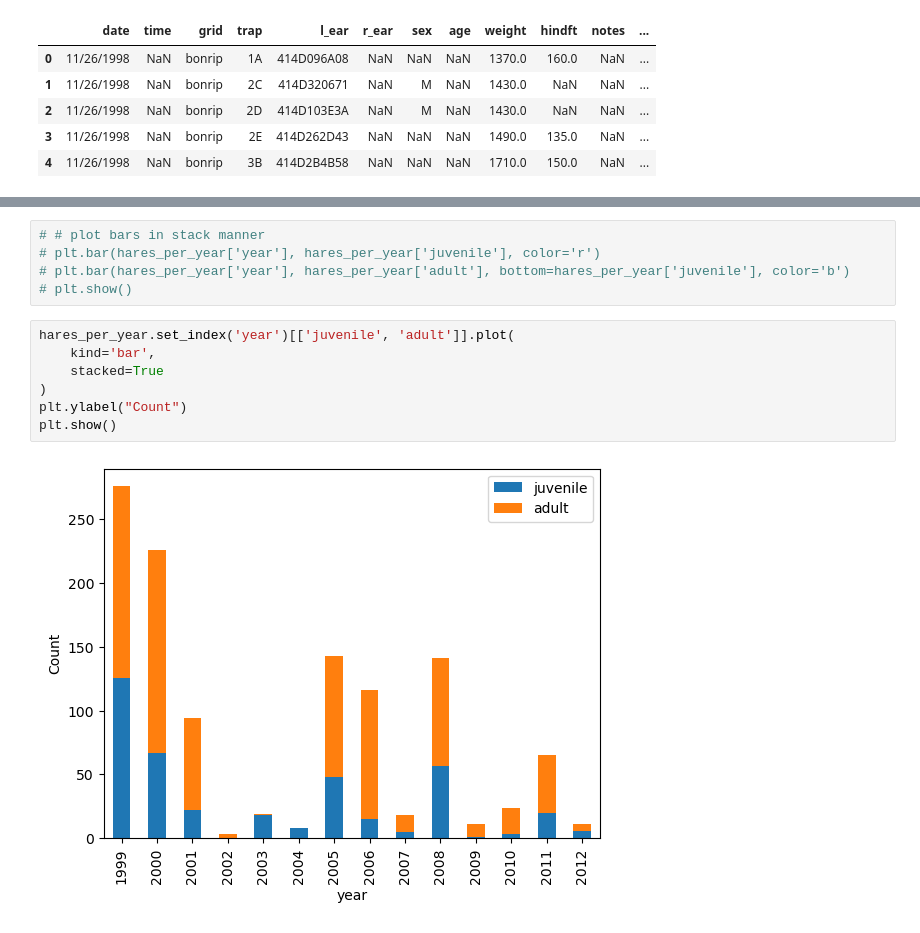
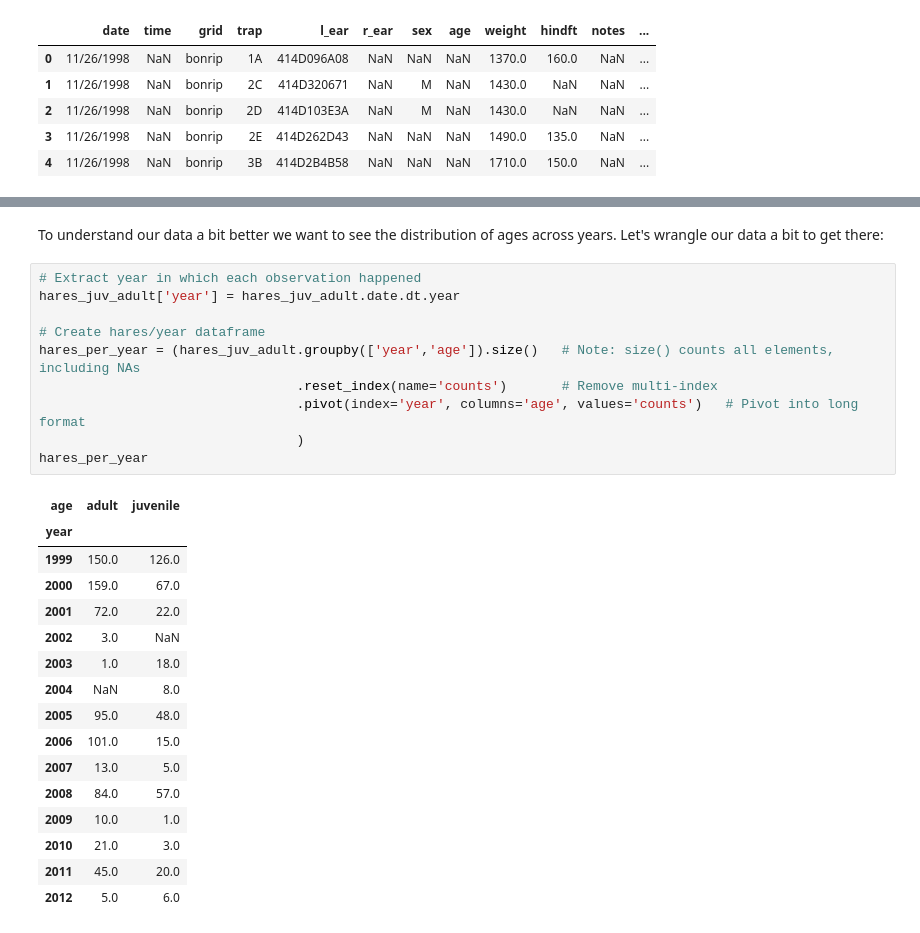
Before and after one commit to MEDS-eds-220/MEDS-eds-220-course, a Jupyter notebook: book/chapters/lesson-18-linear-regression/lesson-18-linear-regression.ipynb, the cells around one changed output, grey strips where cells are left out. Saved outputs shown, nothing was run; the diff lists cells and outputs as text.

```diff
--- a/book/chapters/lesson-18-linear-regression/lesson-18-linear-regression.ipynb
+++ b/book/chapters/lesson-18-linear-regression/lesson-18-linear-regression.ipynb
@@ -96,14 +101,29 @@ hares_per_year
-# %%
-# # plot bars in stack manner
-# plt.bar(hares_per_year['year'], hares_per_year['juvenile'], color='r')
-# plt.bar(hares_per_year['year'], hares_per_year['adult'], bottom=hares_per_year['juvenile'], color='b')
-# plt.show()
-# %%
-hares_per_year.set_index('year')[['juvenile', 'adult']].plot(
-    kind='bar',
-    stacked=True
-)
-plt.ylabel("Count")
-plt.show()
-# %% [output]
-[figure, removed]
+# %% [markdown]
+To understand our data a bit better we want to see the distribution of ages across years. Let's wrangle our data a bit to get there:
+# %%
+# Extract year in which each observation happened
+hares_juv_adult['year'] = hares_juv_adult.date.dt.year
+
+# Create hares/year dataframe
+hares_per_year = (hares_juv_adult.groupby(['year','age']).size()   # Note: size() counts all elements, including NAs
+                                 .reset_index(name='counts')       # Remove multi-index
+                                 .pivot(index='year', columns='age', values='counts')   # Pivot into long format
+                                 )
+hares_per_year
+# %% [output]
+| age | adult | juvenile |
+| year |  |  |
+| 1999 | 150.0 | 126.0 |
+| 2000 | 159.0 | 67.0 |
+| 2001 | 72.0 | 22.0 |
+| 2002 | 3.0 | NaN |
+| 2003 | 1.0 | 18.0 |
+| 2004 | NaN | 8.0 |
+| 2005 | 95.0 | 48.0 |
+| 2006 | 101.0 | 15.0 |
+| 2007 | 13.0 | 5.0 |
+| 2008 | 84.0 | 57.0 |
+| 2009 | 10.0 | 1.0 |
+| 2010 | 21.0 | 3.0 |
+| 2011 | 45.0 | 20.0 |
+| 2012 | 5.0 | 6.0 |
```
Also changed, not shown: parts of 19 cells of this notebook.
